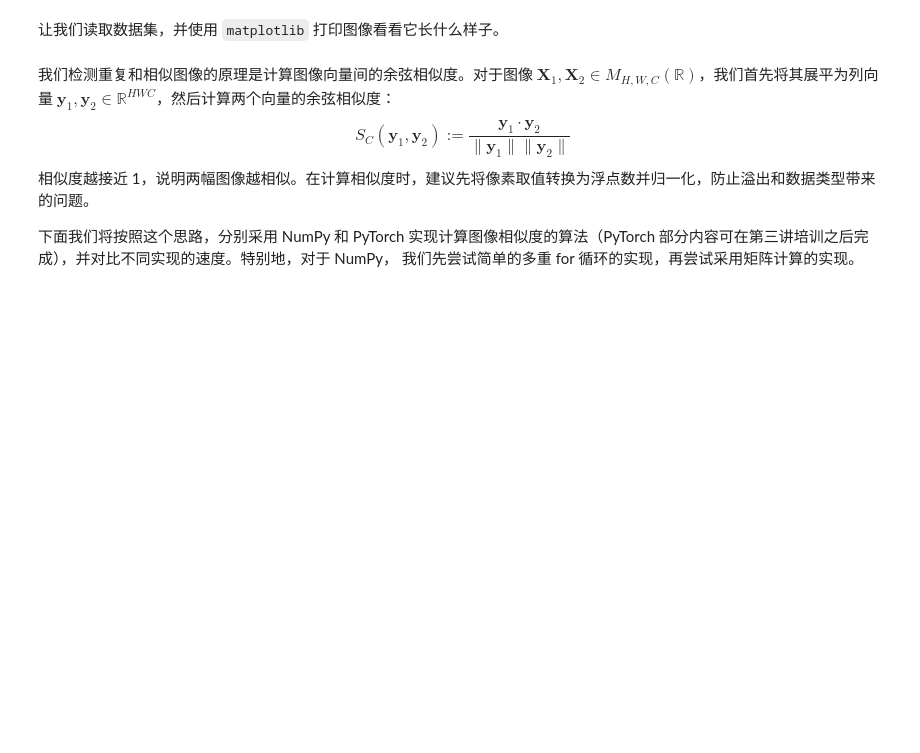
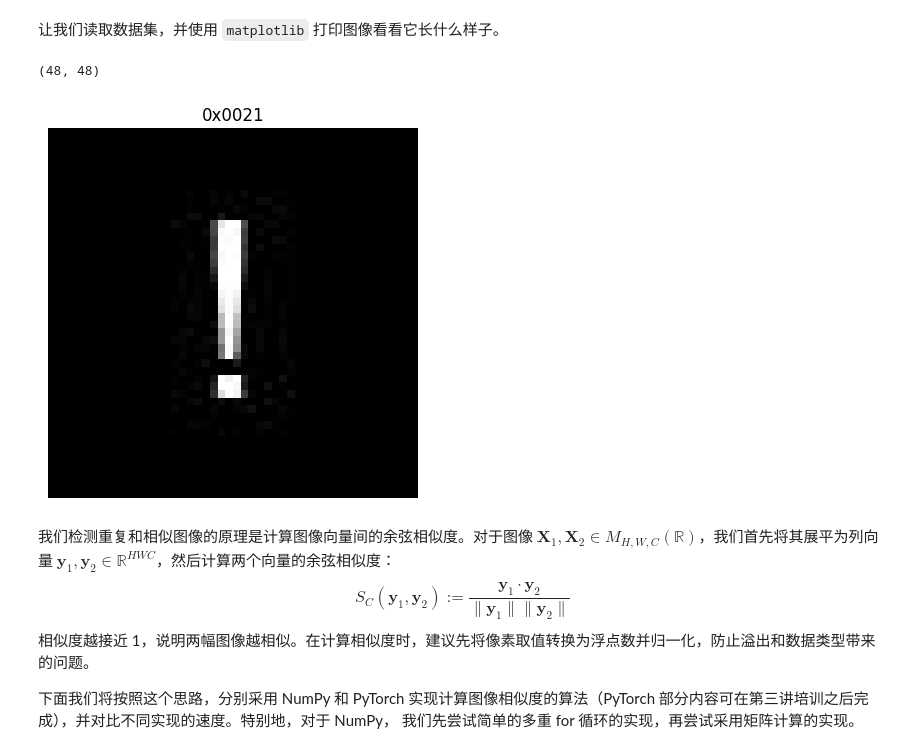
Before and after one commit to Lucas-Song-zero/Python_TsinghuaEE_FirstYearWinterVAC_lessons, a Jupyter notebook: project1.ipynb, the cells around one changed output. Saved outputs shown, nothing was run; the diff lists cells and outputs as text; code cells hidden in the pictures; blank space fills up the shorter version.

```diff
--- a/project1.ipynb
+++ b/project1.ipynb
@@ -30,18 +31,21 @@ def load_dataset(data_root):
 # %%
 import matplotlib.pyplot as plt
 
-data = load_dataset(r"C:\Users\SXZ\Desktop\ALo\data")
+data = load_dataset(r".\data")
 
 def imshow(img, title=None):
     plt.figure()
     plt.imshow(img, cmap='gray')
     if title is not None:
          plt.title(title)
     plt.axis('off')
 
 img_name, img = data[0] #取出第一张图片，前面是文件名，后面是图片的灰度图
 imshow(img, img_name)
 print(img.shape)
+# %% [output]
+(48, 48)
+[figure, added]
 # %% [markdown]
 我们检测重复和相似图像的原理是计算图像向量间的余弦相似度。对于图像 $\mathbf X_1, \mathbf X_2 \in M_{H,W,C} (\mathbb R)$，我们首先将其展平为列向量 $\boldsymbol y_1, \boldsymbol y_2 \in \mathbb R^{HWC}$，然后计算两个向量的余弦相似度：
 $$
```
Also changed, not shown: parts of 13 cells of this notebook, 1 other file.
